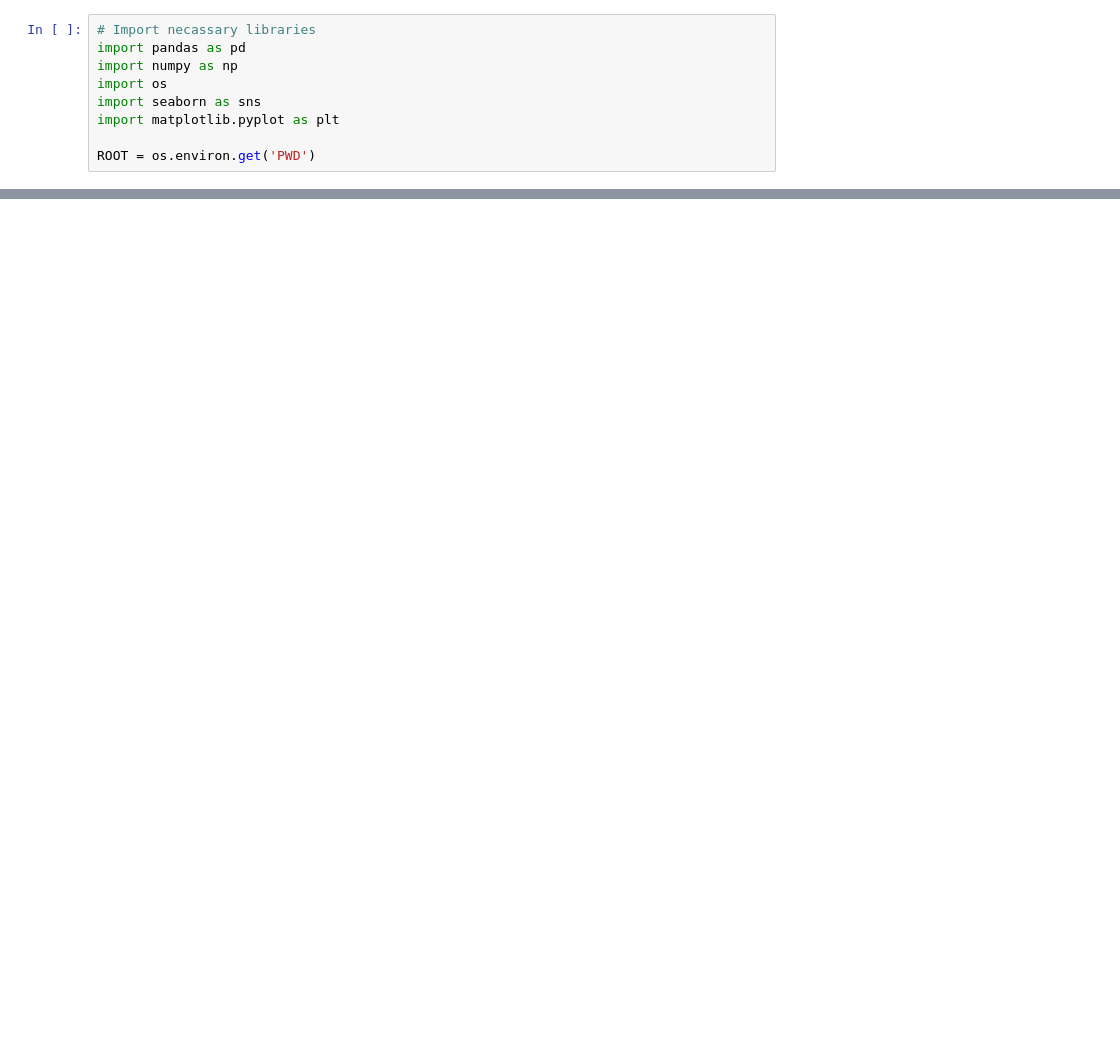
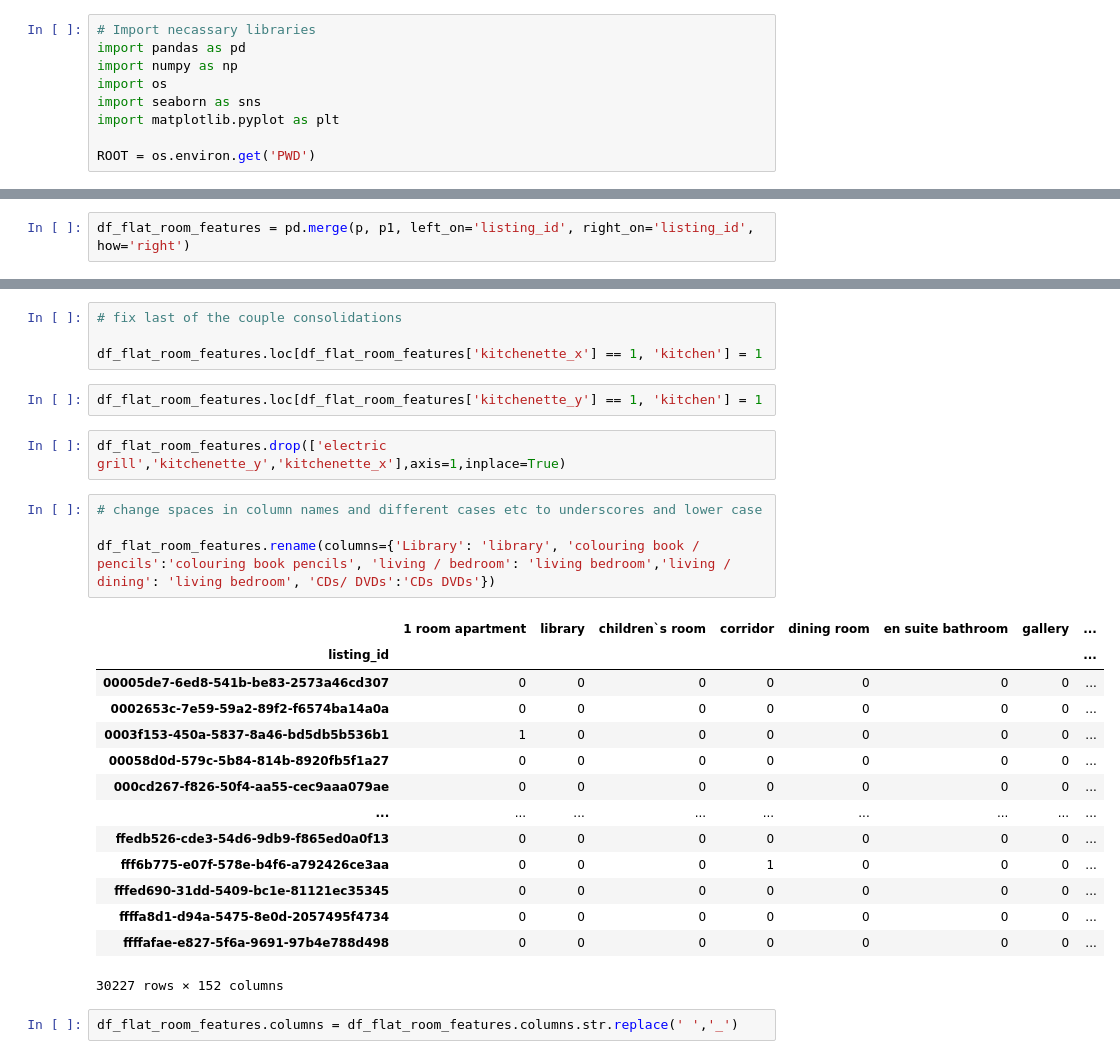
Before and after one commit to neue-fische-traum/traum-preis, a Jupyter notebook: EDA/EDA_notebook_6_room_features.ipynb, the cells around one changed output, grey strips where cells are left out. Drawn from its saved outputs; the diff is of its cells as text; blank space fills up the shorter version.

```diff
--- a/EDA/EDA_notebook_6_room_features.ipynb
+++ b/EDA/EDA_notebook_6_room_features.ipynb
@@ -76,0 +222,2 @@ ax.set_xticklabels(
+# %%
+df_flat_room_features = pd.merge(p, p1, left_on='listing_id', right_on='listing_id', how='right')
@@ -76,0 +252,29 @@ ax.set_xticklabels(
+# %%
+# fix last of the couple consolidations
+
+df_flat_room_features.loc[df_flat_room_features['kitchenette_x'] == 1, 'kitchen'] = 1
+# %%
+df_flat_room_features.loc[df_flat_room_features['kitchenette_y'] == 1, 'kitchen'] = 1
+# %%
+df_flat_room_features.drop(['electric grill','kitchenette_y','kitchenette_x'],axis=1,inplace=True)
+# %%
+# change spaces in column names and different cases etc to underscores and lower case
+
+df_flat_room_features.rename(columns={'Library': 'library', 'colouring book / pencils':'colouring book pencils', 'living / bedroom': 'living bedroom','living / dining': 'living bedroom', 'CDs/ DVDs':'CDs DVDs'})
+# %% [output]
+|  | 1 room apartment | library | children`s room | corridor | dining room | en suite bathroom | gallery | ... |
+| listing_id |  |  |  |  |  |  |  | ... |
+| 00005de7-6ed8-541b-be83-2573a46cd307 | 0 | 0 | 0 | 0 | 0 | 0 | 0 | ... |
+| 0002653c-7e59-59a2-89f2-f6574ba14a0a | 0 | 0 | 0 | 0 | 0 | 0 | 0 | ... |
+| 0003f153-450a-5837-8a46-bd5db5b536b1 | 1 | 0 | 0 | 0 | 0 | 0 | 0 | ... |
+| 00058d0d-579c-5b84-814b-8920fb5f1a27 | 0 | 0 | 0 | 0 | 0 | 0 | 0 | ... |
+| 000cd267-f826-50f4-aa55-cec9aaa079ae | 0 | 0 | 0 | 0 | 0 | 0 | 0 | ... |
+| ... | ... | ... | ... | ... | ... | ... | ... | ... |
+| ffedb526-cde3-54d6-9db9-f865ed0a0f13 | 0 | 0 | 0 | 0 | 0 | 0 | 0 | ... |
+| fff6b775-e07f-578e-b4f6-a792426ce3aa | 0 | 0 | 0 | 1 | 0 | 0 | 0 | ... |
+| fffed690-31dd-5409-bc1e-81121ec35345 | 0 | 0 | 0 | 0 | 0 | 0 | 0 | ... |
+| ffffa8d1-d94a-5475-8e0d-2057495f4734 | 0 | 0 | 0 | 0 | 0 | 0 | 0 | ... |
+| ffffafae-e827-5f6a-9691-97b4e788d498 | 0 | 0 | 0 | 0 | 0 | 0 | 0 | ... |
+30227 rows × 152 columns
+# %%
+df_flat_room_features.columns = df_flat_room_features.columns.str.replace(' ','_')
```
Also changed, not shown: parts of 51 cells of this notebook.
